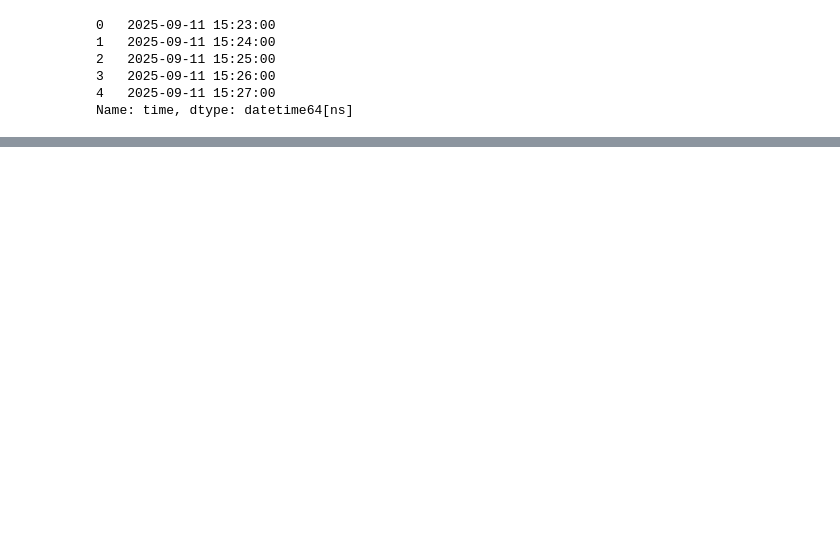
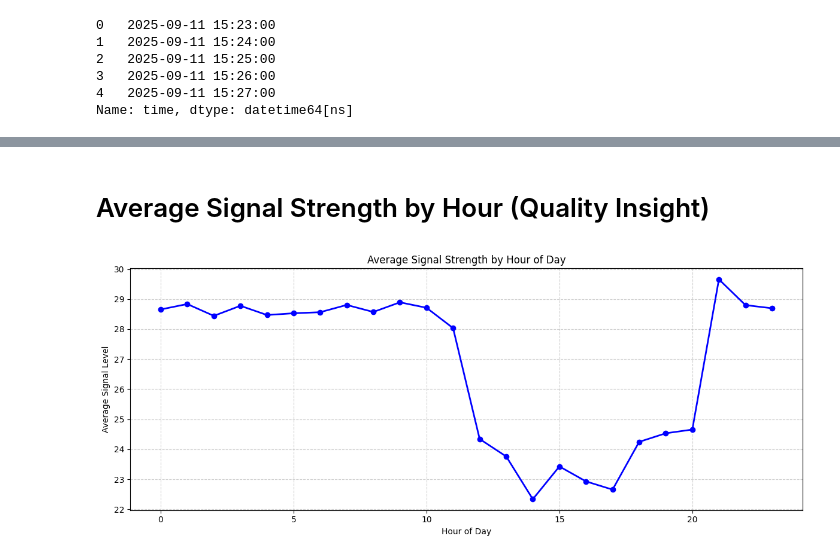
Before and after one commit to ralphrowel/jupyter-projects, a Jupyter notebook: datainterpretation/notebooks/datainterpret.ipynb, the cells around one changed output, grey strips where cells are left out. Drawn from its saved outputs; the diff is of its cells as text; code cells hidden in the pictures; blank space fills up the shorter version.

```diff
--- a/datainterpretation/notebooks/datainterpret.ipynb
+++ b/datainterpretation/notebooks/datainterpret.ipynb
@@ -329,0 +334,20 @@ Name: time, dtype: datetime64[ns]
+# %% [markdown]
+# Average Signal Strength by Hour (Quality Insight)
+# %%
+# --- Average signal strength by hour ---
+df['hour'] = df['time'].dt.hour
+
+signal_cols = [col for col in df.columns if "Signal" in col]
+avg_signal_by_hour = df.groupby('hour')[signal_cols].mean().mean(axis=1).reset_index(name='Average_Signal')
+
+plt.figure(figsize=(12,5))
+plt.plot(avg_signal_by_hour['hour'], avg_signal_by_hour['Average_Signal'],
+         marker='o', linewidth=2, color='blue')
+plt.title("Average Signal Strength by Hour of Day")
+plt.xlabel("Hour of Day")
+plt.ylabel("Average Signal Level")
+plt.grid(True, linestyle='--', alpha=0.6)
+plt.tight_layout()
+plt.show()
+# %% [output]
+[figure, added]
```
Also changed, not shown: parts of 14 cells of this notebook.
